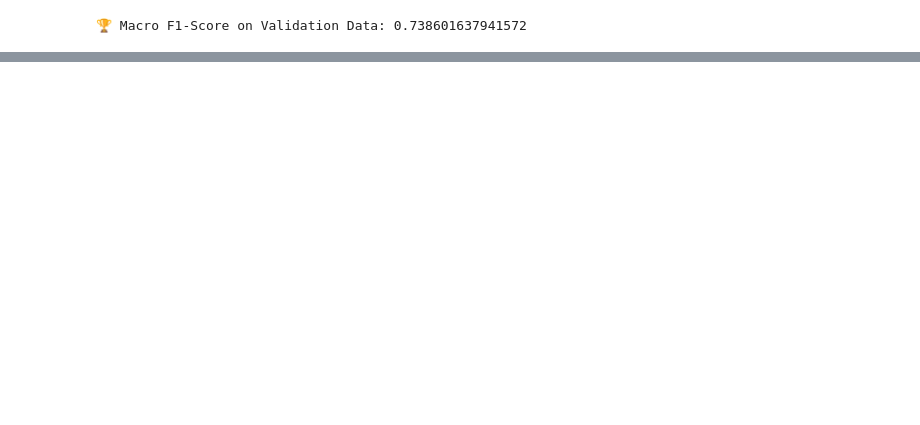
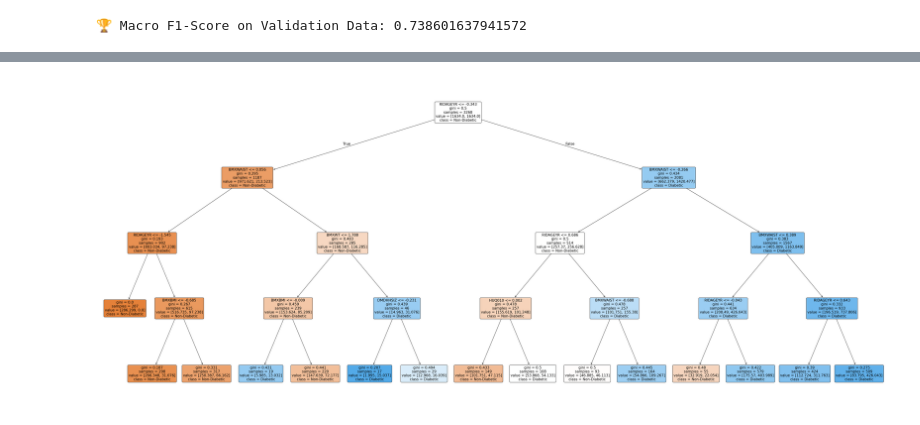
Before and after one commit to NiallGF/Final-Year-Project, a Jupyter notebook: Notebooks/5. DT.ipynb, the cells around one changed output, grey strips where cells are left out. Drawn from its saved outputs; the diff is of its cells as text; code cells hidden in the pictures; blank space fills up the shorter version.

```diff
--- a/Notebooks/5. DT.ipynb
+++ b/Notebooks/5. DT.ipynb
@@ -25,7 +25,7 @@ dt = DecisionTreeClassifier(random_state=42, class_weight='balanced')
 # Hyperparameter grid for GridSearchCV
 param_grid = {
     'max_depth': [3, 4, 5, 6, 7],  # Different depths to test
-    'min_samples_split': [2, 5, 10],
+    'min_samples_split': [2],
 }
 
 # KFold cross-validation setup
@@ -127,3 +142,12 @@ validation_f1_macro = f1_score(y_valid, y_pred_valid, average='macro')
 print(f"🏆 Macro F1-Score on Validation Data: {validation_f1_macro}")
 # %% [output]
 🏆 Macro F1-Score on Validation Data: 0.738601637941572
+# %%
+from sklearn.tree import export_text
+
+# Use column names
+feature_names = X.columns
+
+# Get text rules
+tree_rules = export_text(best_dt, feature_names=list(feature_names))
+print(tree_rules)
@@ -129,0 +172,14 @@ print(f"🏆 Macro F1-Score on Validation Data: {validation_f1_macro}")
+# %%
+import matplotlib.pyplot as plt
+from sklearn.tree import plot_tree
+
+plt.figure(figsize=(60, 25))  # Adjust size as needed
+plot_tree(best_dt,
+          feature_names=feature_names,
+          class_names=['Non-Diabetic', 'Diabetic'],
+          filled=True,
+          rounded=True,
+          fontsize=15)
+plt.show()
+# %% [output]
+[figure, added]
```
Also changed, not shown: parts of 5 cells of this notebook, 19 other files.
